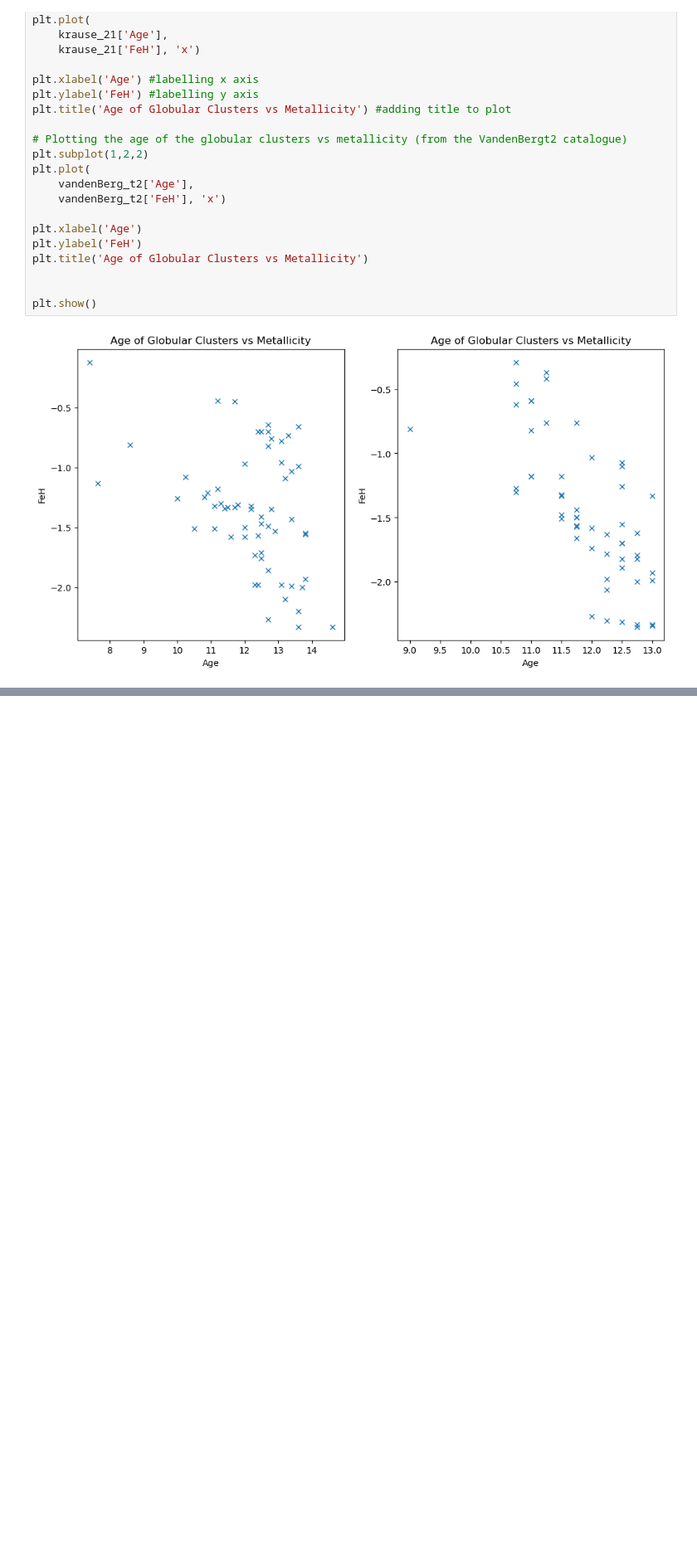
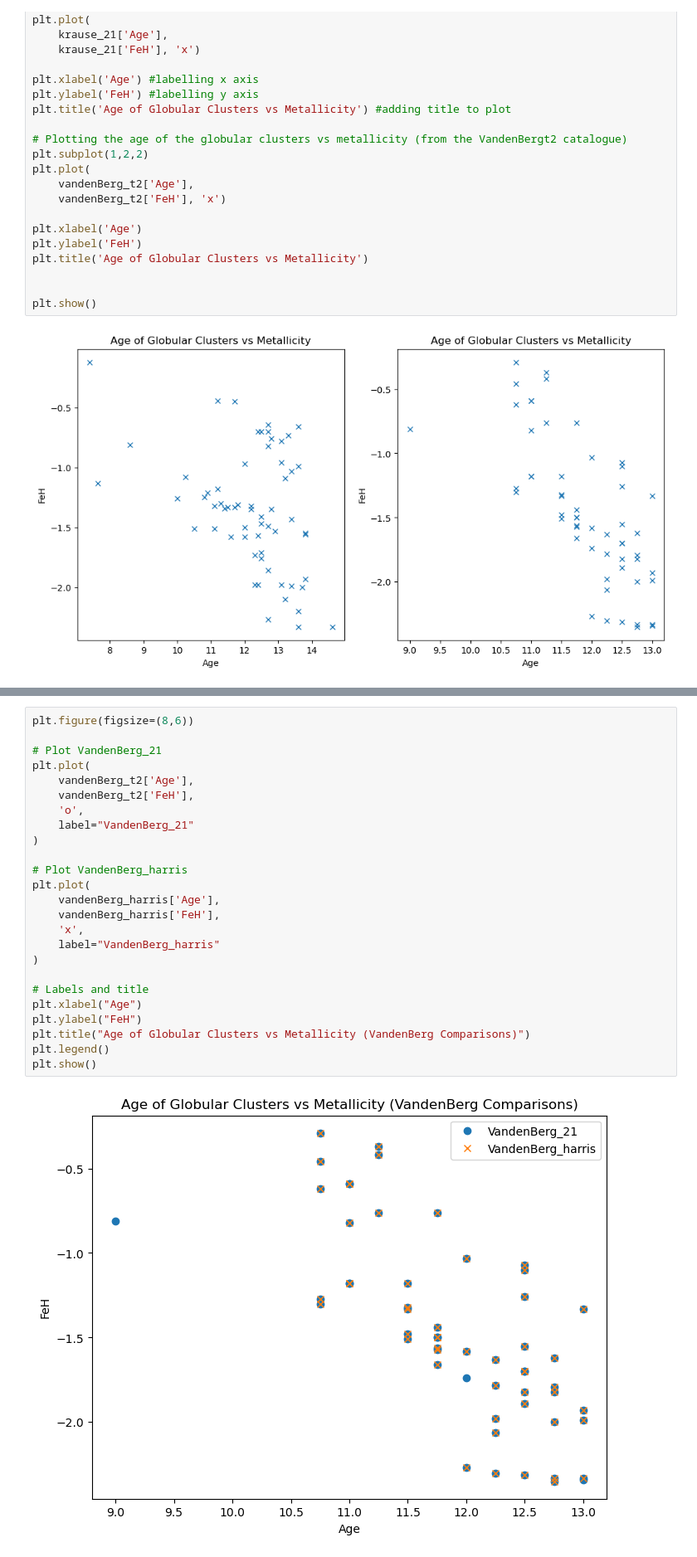
Before and after one commit to pavitraah/phys3116_cosmo_crew, a Jupyter notebook: Assignment Code/cosmo_crew.ipynb, the cells around one changed output, grey strips where cells are left out. Shown at 83% size. Saved outputs shown, nothing was run; the diff lists cells and outputs as text; blank space fills up the shorter version.

```diff
--- a/Assignment Code/cosmo_crew.ipynb
+++ b/Assignment Code/cosmo_crew.ipynb
@@ -142,0 +169,27 @@ plt.show()
+# %%
+plt.figure(figsize=(8,6))
+
+# Plot VandenBerg_21
+plt.plot(
+    vandenBerg_t2['Age'],
+    vandenBerg_t2['FeH'],
+    'o',
+    label="VandenBerg_21"
+)
+
+# Plot VandenBerg_harris
+plt.plot(
+    vandenBerg_harris['Age'],
+    vandenBerg_harris['FeH'],
+    'x',
+    label="VandenBerg_harris"
+)
+
+# Labels and title
+plt.xlabel("Age")
+plt.ylabel("FeH")
+plt.title("Age of Globular Clusters vs Metallicity (VandenBerg Comparisons)")
+plt.legend()
+plt.show()
+# %% [output]
+[figure, added]
```
Also changed, not shown: parts of 3 cells of this notebook.
